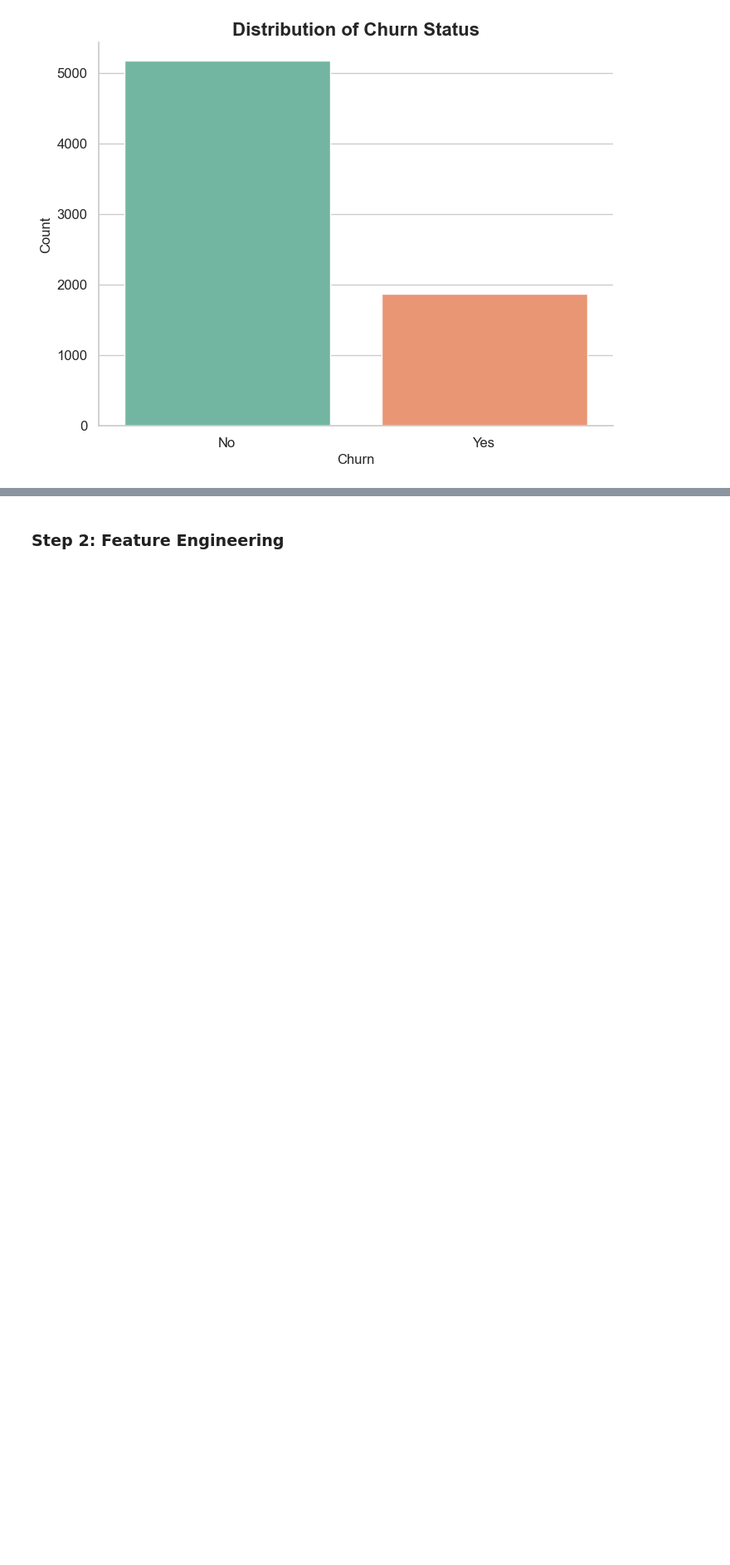
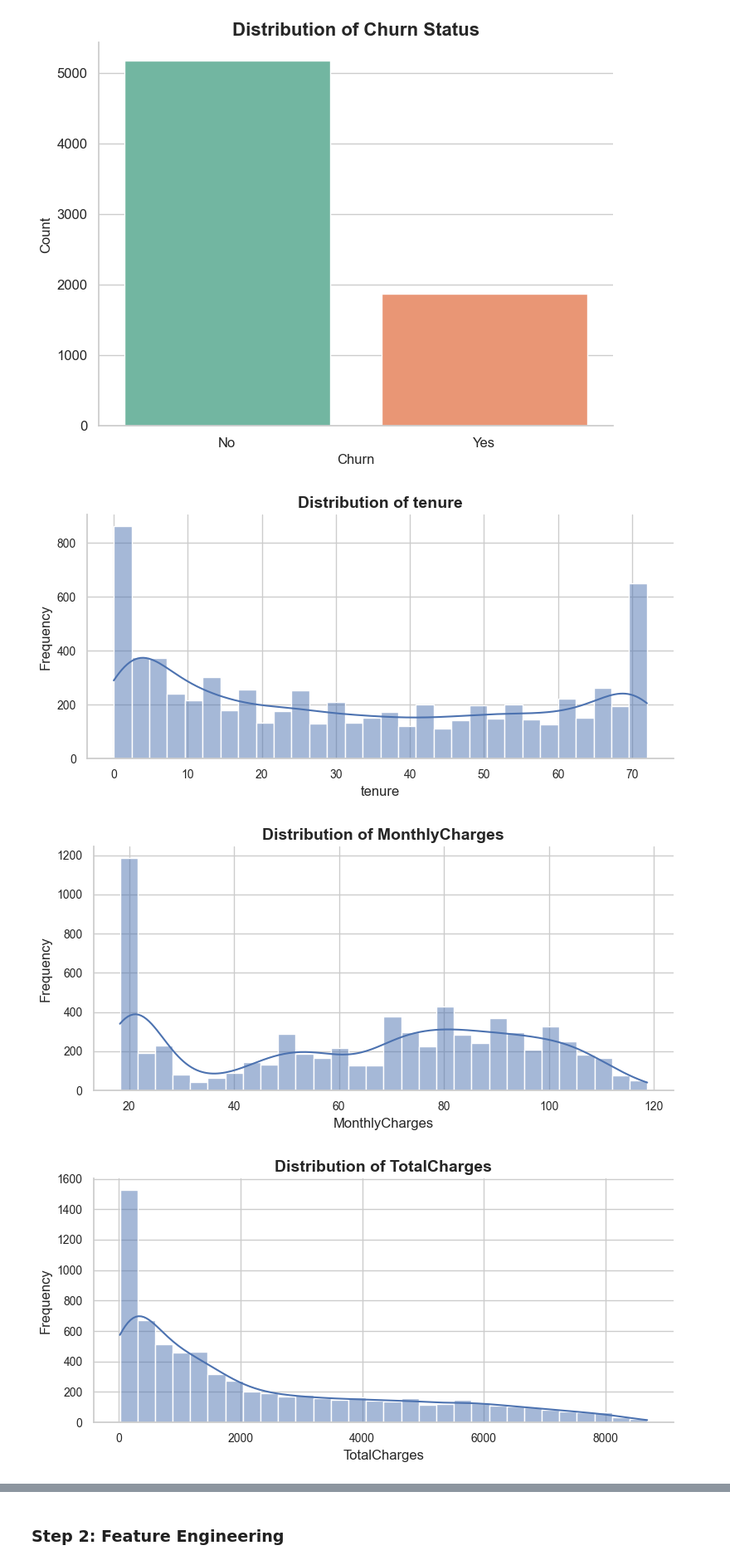
Before and after one commit to nafisalawalidris/Customer-Churn-Prediction-Model, a Jupyter notebook: Customer_Churn_Prediction_Model.ipynb, the cells around one changed output, grey strips where cells are left out. Shown at 83% size. Drawn from its saved outputs; the diff is of its cells as text; code cells hidden in the pictures; blank space fills up the shorter version.

```diff
--- a/Customer_Churn_Prediction_Model.ipynb
+++ b/Customer_Churn_Prediction_Model.ipynb
@@ -63,0 +58,19 @@ sns.set(style="whitegrid")
+# %%
+# -------------------------- Load Dataset --------------------------
+
+# Load the dataset
+file_path = r"C:\Users\USER\Downloads\Customer Churn Prediction Model\Telecoms Company data.xlsx"
+data = pd.read_excel(file_path)
+
+# Create a copy of the data as df
+df = data.copy()
+
+# Convert 'TotalCharges' to numeric, coercing errors to NaN
+df['TotalCharges'] = pd.to_numeric(df['TotalCharges'], errors='coerce')
+
+# Fill missing 'TotalCharges' with median
+df['TotalCharges'].fillna(df['TotalCharges'].median(), inplace=True)
+
+# Check if df is defined
+print("DataFrame 'df' has been created successfully.")
+print(df.head())  # Display the first few rows of df
@@ -116,3 +141,22 @@ sns.despine()  # Remove top and right spines for a cleaner look
 plt.show()
 # %% [output]
 [figure]
+# %%
+# Distribution of Key Numerical Variables
+numerical_cols = ['tenure', 'MonthlyCharges', 'TotalCharges']
+
+for col in numerical_cols:
+    plt.figure(figsize=(8, 4))
+    sns.histplot(df[col], bins=30, kde=True, palette="Set1")  # Changed data to df
+    plt.title(f'Distribution of {col}', fontsize=14, fontweight='bold')
+    plt.xlabel(col, fontsize=12)
+    plt.ylabel('Frequency', fontsize=12)
+    plt.xticks(fontsize=10)
+    plt.yticks(fontsize=10)
+    plt.tight_layout()
+    sns.despine()
+    plt.show()
+# %% [output]
+[figure, added]
+[figure, added]
+[figure, added]
```
Also changed, not shown: parts of 19 cells of this notebook, 1 other file.
